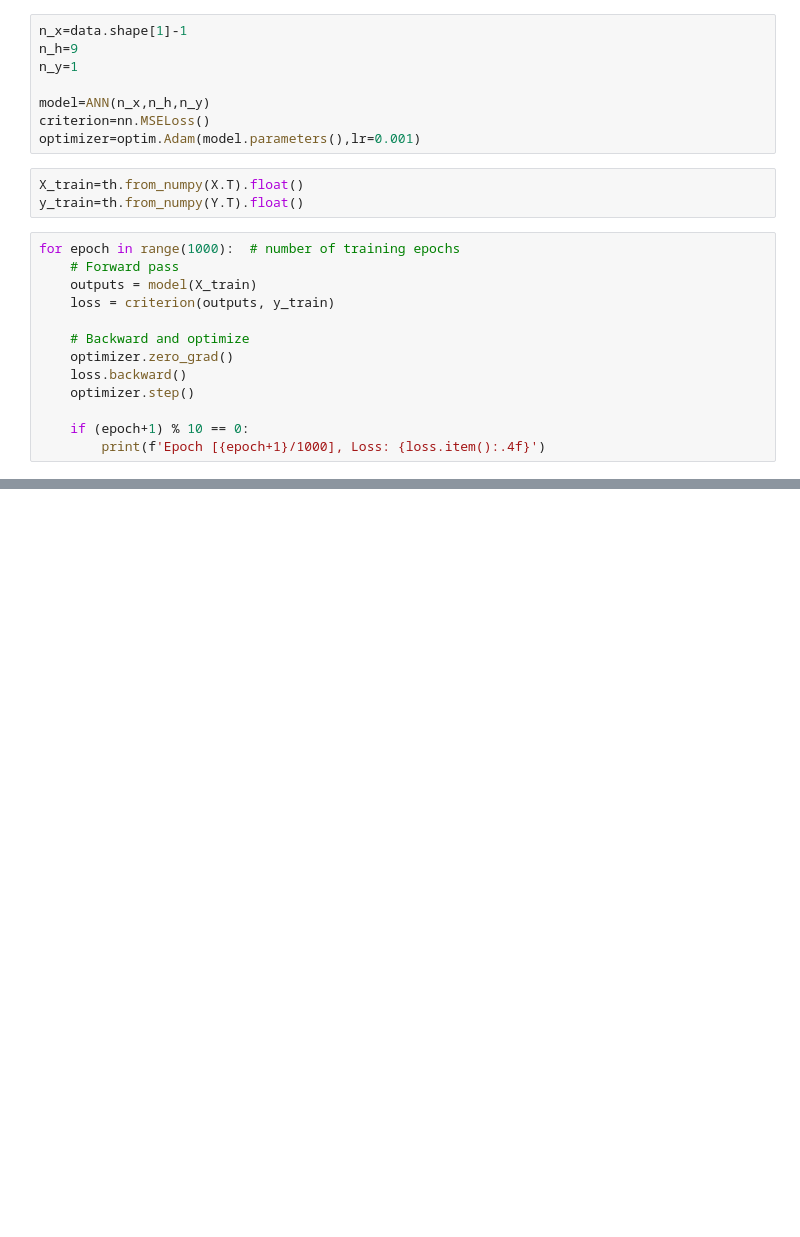
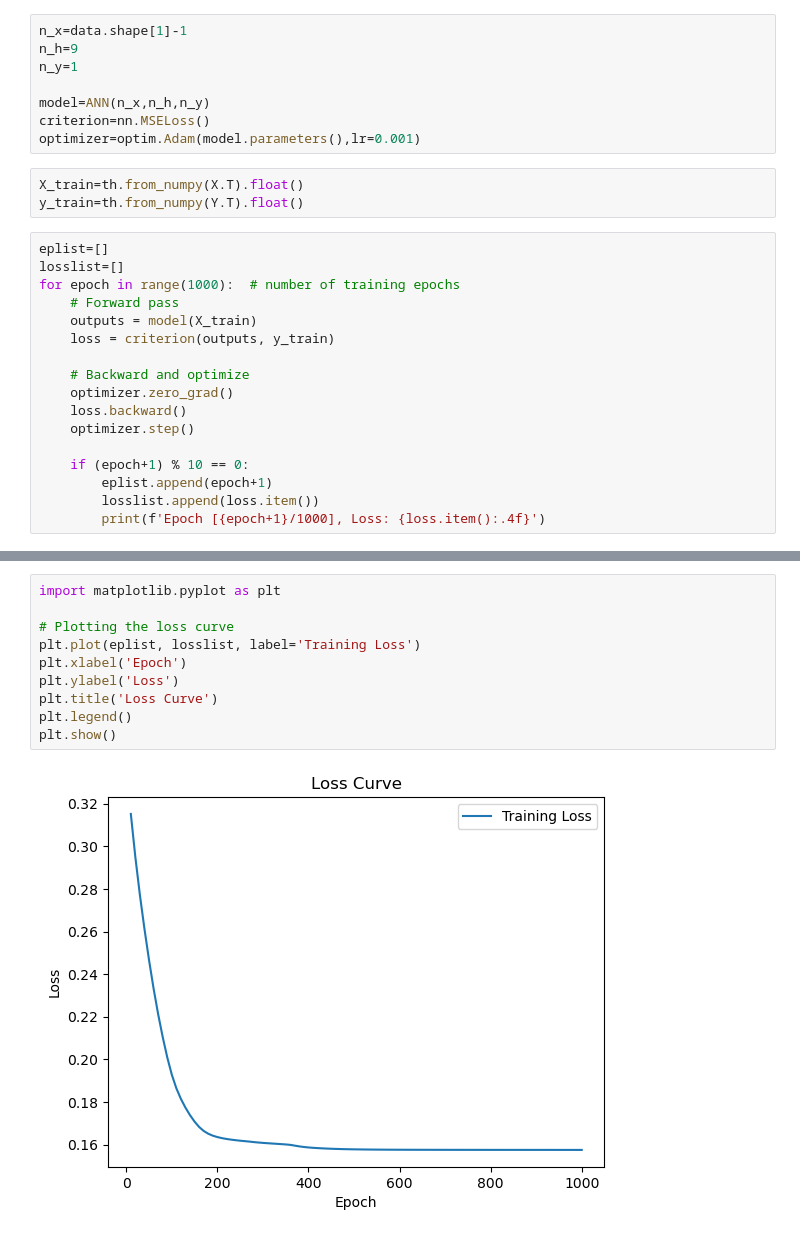
Before and after one commit to adityaamehra/24095005_CSOC_IG, a Jupyter notebook: ANN/main.ipynb, the cells around one changed output, grey strips where cells are left out. Cells and saved outputs as stored; diff of their text form; blank space fills up the shorter version.

```diff
--- a/ANN/main.ipynb
+++ b/ANN/main.ipynb
@@ -265,6 +265,8 @@ optimizer=optim.Adam(model.parameters(),lr=0.001)
 X_train=th.from_numpy(X.T).float()
 y_train=th.from_numpy(Y.T).float()
 # %%
+eplist=[]
+losslist=[]
 for epoch in range(1000):  # number of training epochs
     # Forward pass
     outputs = model(X_train)
@@ -276,5 +278,7 @@ for epoch in range(1000):  # number of training epochs
     optimizer.step()
 
     if (epoch+1) % 10 == 0:
+        eplist.append(epoch+1)
+        losslist.append(loss.item())
         print(f'Epoch [{epoch+1}/1000], Loss: {loss.item():.4f}')
 # %% [output]
@@ -297,0 +302,12 @@ Epoch [1000/1000], Loss: 0.1574
+# %%
+import matplotlib.pyplot as plt
+
+# Plotting the loss curve
+plt.plot(eplist, losslist, label='Training Loss')
+plt.xlabel('Epoch')
+plt.ylabel('Loss')
+plt.title('Loss Curve')
+plt.legend()
+plt.show()
+# %% [output]
+[figure, added]
```
Also changed, not shown: parts of 2 cells of this notebook.
